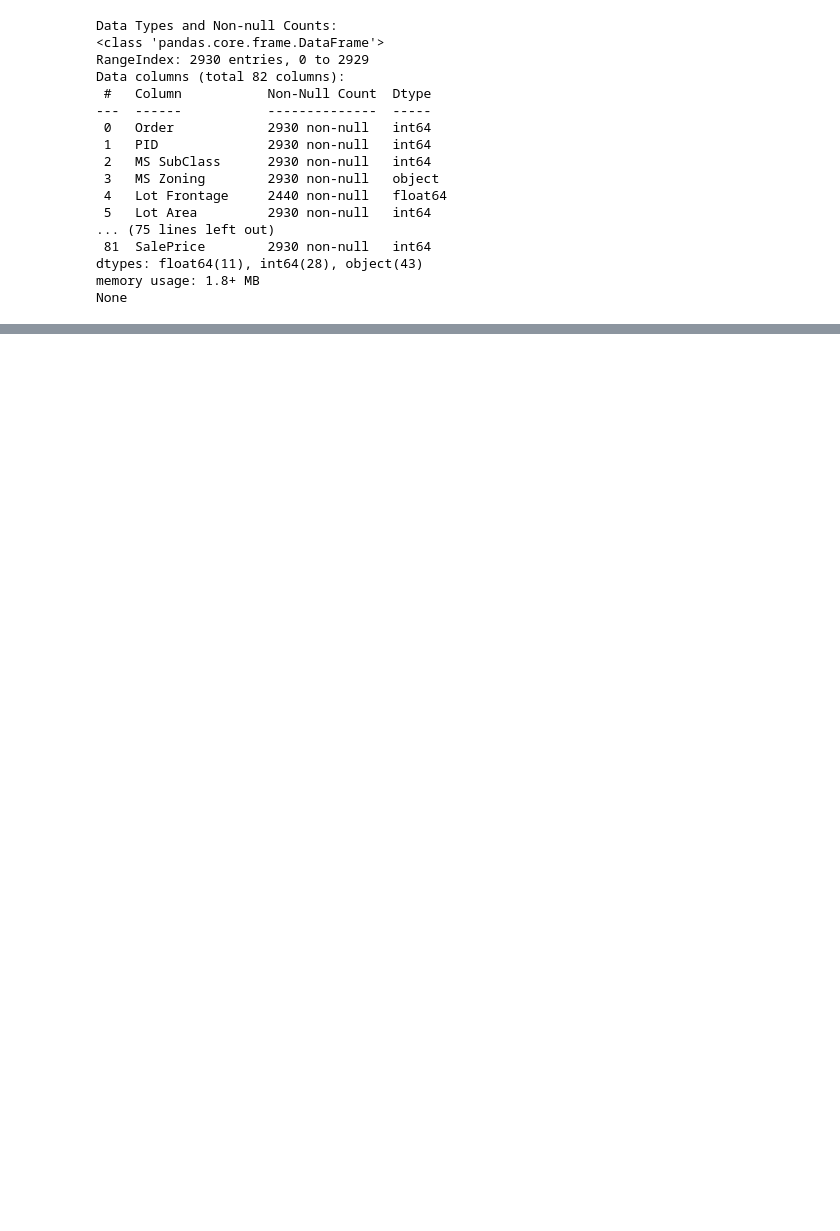
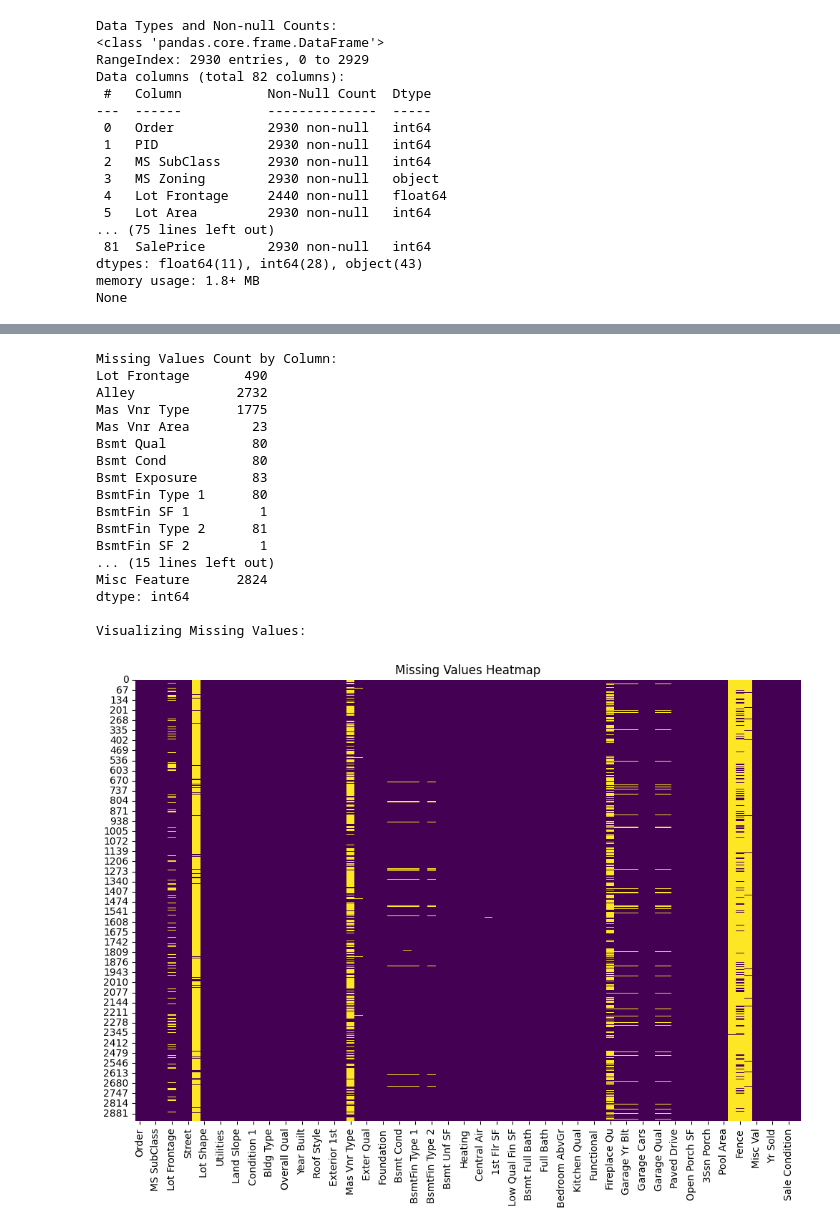
Before and after one commit to tiana-sky/end-to-end-ML-project, a Jupyter notebook: 2-analysis/EDA.ipynb, the cells around one changed output, grey strips where cells are left out. Saved outputs shown, nothing was run; the diff lists cells and outputs as text; code cells hidden in the pictures; blank space fills up the shorter version.

```diff
--- a/2-analysis/EDA.ipynb
+++ b/2-analysis/EDA.ipynb
@@ -38,0 +82,25 @@ None
+# %%
+# Step 2: Missing Values Analysis
+# ------------------------------------
+# Perform Missing Values Analysis
+missing_values_analyzer = SimpleMissingValuesAnalysis()
+missing_values_analyzer.analyze(df)
+# %% [output]
+Missing Values Count by Column:
+Lot Frontage       490
+Alley             2732
+Mas Vnr Type      1775
+Mas Vnr Area        23
+Bsmt Qual           80
+Bsmt Cond           80
+Bsmt Exposure       83
+BsmtFin Type 1      80
+BsmtFin SF 1         1
+BsmtFin Type 2      81
+BsmtFin SF 2         1
+... (15 lines left out)
+Misc Feature      2824
+dtype: int64
+
+Visualizing Missing Values:
+[figure, added]
```
Also changed, not shown: parts of 12 cells of this notebook, 6 other files.
